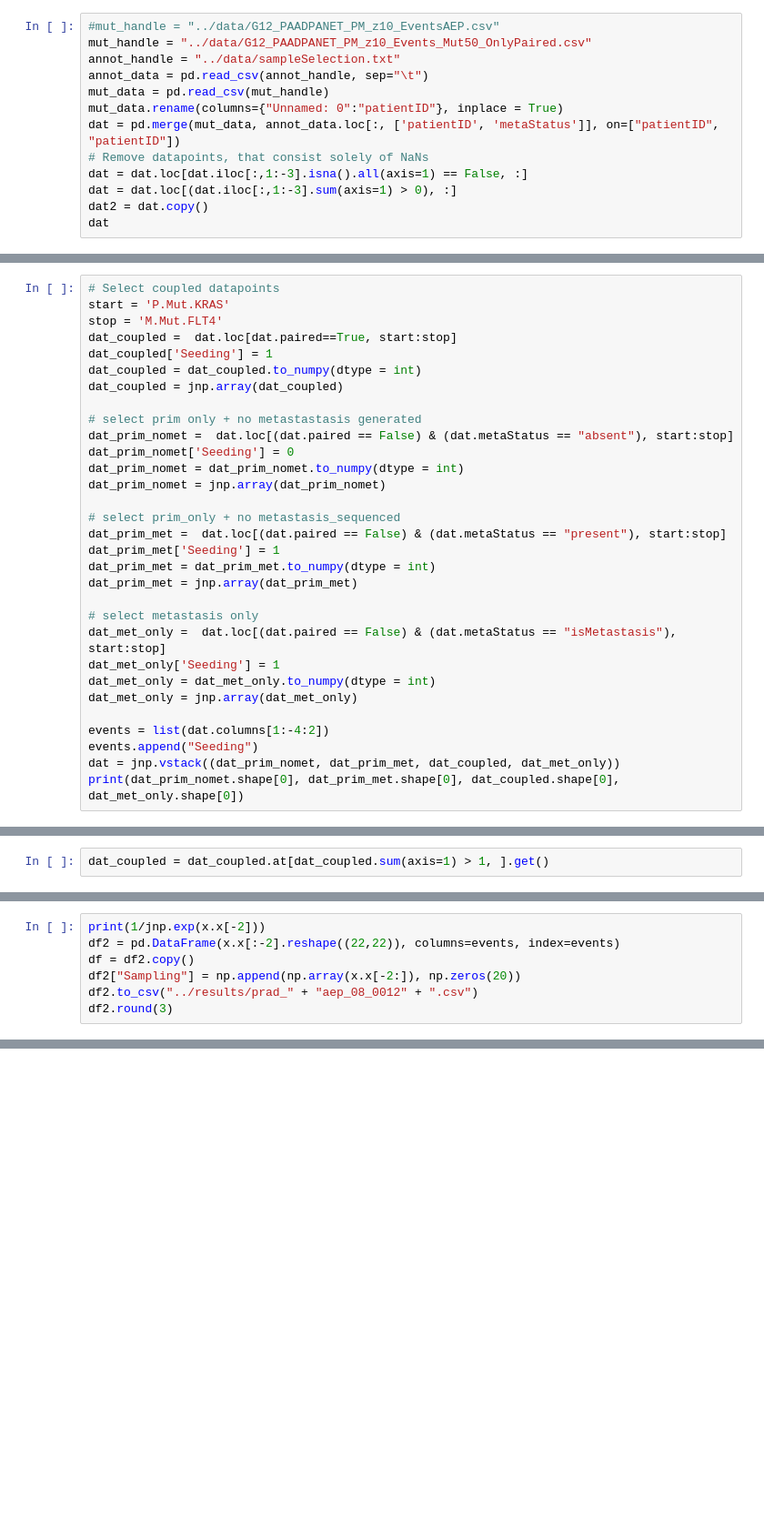
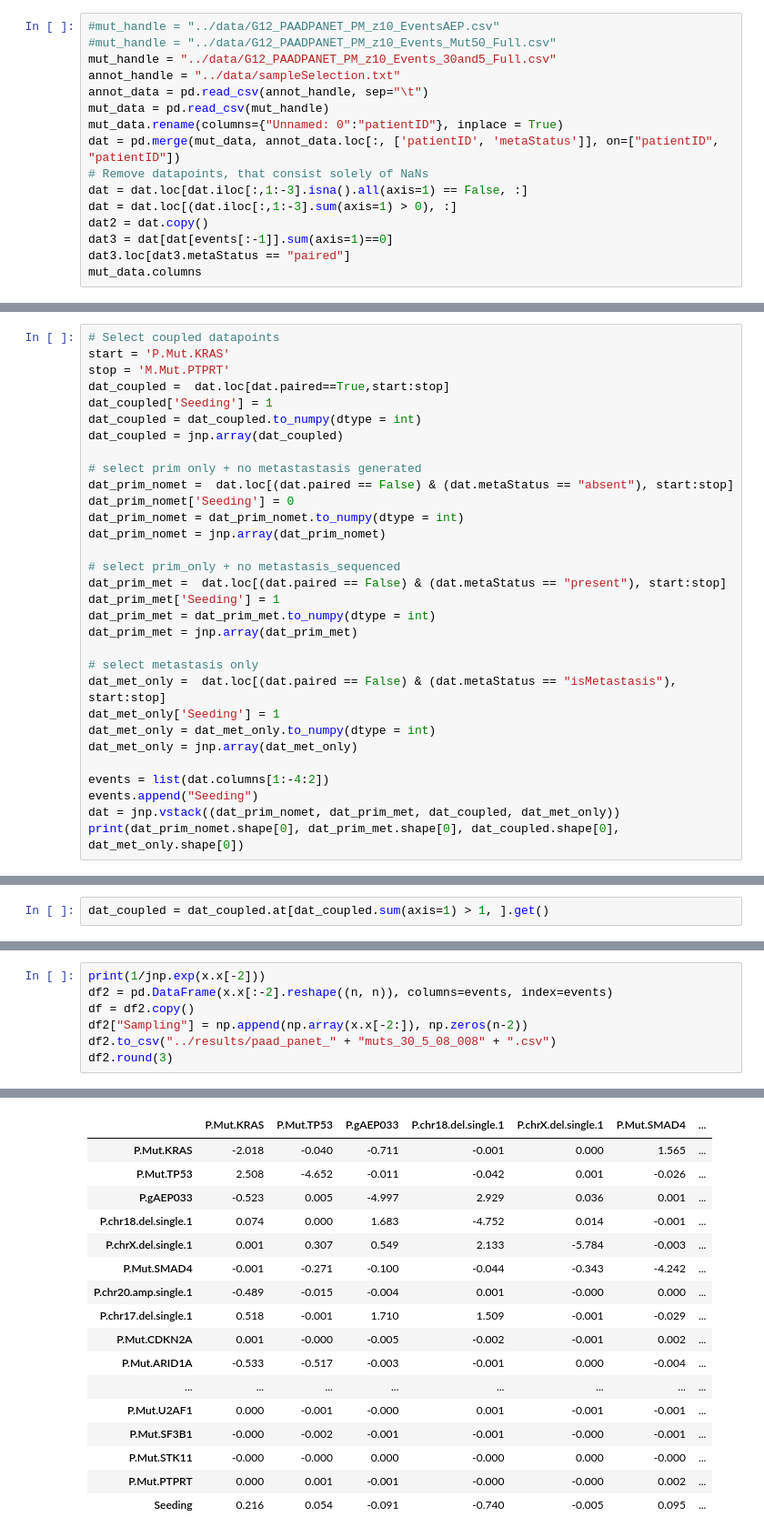
Before and after one commit to cbg-ethz/metMHN, a Jupyter notebook: src/data_analysis.ipynb, the cells around one changed output, grey strips where cells are left out. Shown: that part at 91% size. Saved outputs shown, nothing was run; the diff lists cells and outputs as text; blank space fills up the shorter version.

```diff
--- a/src/data_analysis.ipynb
+++ b/src/data_analysis.ipynb
@@ -10,7 +10,8 @@ import matplotlib.pyplot as plt
 jax.config.update("jax_enable_x64", True)
 # %%
 #mut_handle = "../data/G12_PAADPANET_PM_z10_EventsAEP.csv"
-mut_handle = "../data/G12_PAADPANET_PM_z10_Events_Mut50_OnlyPaired.csv"
+#mut_handle = "../data/G12_PAADPANET_PM_z10_Events_Mut50_Full.csv"
+mut_handle = "../data/G12_PAADPANET_PM_z10_Events_30and5_Full.csv"
 annot_handle = "../data/sampleSelection.txt"
 annot_data = pd.read_csv(annot_handle, sep="\t")
 mut_data = pd.read_csv(mut_handle)
@@ -20,5 +21,7 @@ dat = pd.merge(mut_data, annot_data.loc[:, ['patientID', 'metaStatus']], on=["pa
 dat = dat.loc[dat.iloc[:,1:-3].isna().all(axis=1) == False, :]
 dat = dat.loc[(dat.iloc[:,1:-3].sum(axis=1) > 0), :]
 dat2 = dat.copy()
-dat
+dat3 = dat[dat[events[:-1]].sum(axis=1)==0]
+dat3.loc[dat3.metaStatus == "paired"]
+mut_data.columns
 # %% [output]
@@ -112,8 +120,8 @@ plt.show()
 # %%
 # Select coupled datapoints
 start = 'P.Mut.KRAS'
-stop = 'M.Mut.FLT4'
-dat_coupled =  dat.loc[dat.paired==True, start:stop]
+stop = 'M.Mut.PTPRT'
+dat_coupled =  dat.loc[dat.paired==True,start:stop]
 dat_coupled['Seeding'] = 1
 dat_coupled = dat_coupled.to_numpy(dtype = int)
 dat_coupled = jnp.array(dat_coupled)
@@ -183,7 +219,8 @@ x = opt.minimize(reg_opt.log_lik, x0 = start_params, args = (dat_prim_nomet, dat
 # %%
 print(1/jnp.exp(x.x[-2]))
-df2 = pd.DataFrame(x.x[:-2].reshape((22,22)), columns=events, index=events)
+df2 = pd.DataFrame(x.x[:-2].reshape((n, n)), columns=events, index=events)
 df = df2.copy()
-df2["Sampling"] = np.append(np.array(x.x[-2:]), np.zeros(20))
-df2.to_csv("../results/prad_" + "aep_08_0012" + ".csv")
+df2["Sampling"] = np.append(np.array(x.x[-2:]), np.zeros(n-2))
+df2.to_csv("../results/paad_panet_" + "muts_30_5_08_008" + ".csv")
 df2.round(3)
+# %% [output]
@@ -189,0 +228,17 @@ df2.round(3)
+|  | P.Mut.KRAS | P.Mut.TP53 | P.gAEP033 | P.chr18.del.single.1 | P.chrX.del.single.1 | P.Mut.SMAD4 | ... |
+| P.Mut.KRAS | -2.018 | -0.040 | -0.711 | -0.001 | 0.000 | 1.565 | ... |
+| P.Mut.TP53 | 2.508 | -4.652 | -0.011 | -0.042 | 0.001 | -0.026 | ... |
+| P.gAEP033 | -0.523 | 0.005 | -4.997 | 2.929 | 0.036 | 0.001 | ... |
+| P.chr18.del.single.1 | 0.074 | 0.000 | 1.683 | -4.752 | 0.014 | -0.001 | ... |
+| P.chrX.del.single.1 | 0.001 | 0.307 | 0.549 | 2.133 | -5.784 | -0.003 | ... |
+| P.Mut.SMAD4 | -0.001 | -0.271 | -0.100 | -0.044 | -0.343 | -4.242 | ... |
+| P.chr20.amp.single.1 | -0.489 | -0.015 | -0.004 | 0.001 | -0.000 | 0.000 | ... |
+| P.chr17.del.single.1 | 0.518 | -0.001 | 1.710 | 1.509 | -0.001 | -0.029 | ... |
+| P.Mut.CDKN2A | 0.001 | -0.000 | -0.005 | -0.002 | -0.001 | 0.002 | ... |
+| P.Mut.ARID1A | -0.533 | -0.517 | -0.003 | -0.001 | 0.000 | -0.004 | ... |
+| ... | ... | ... | ... | ... | ... | ... | ... |
+| P.Mut.U2AF1 | 0.000 | -0.001 | -0.000 | 0.001 | -0.001 | -0.001 | ... |
+| P.Mut.SF3B1 | -0.000 | -0.002 | -0.001 | -0.001 | -0.000 | -0.001 | ... |
+| P.Mut.STK11 | -0.000 | -0.000 | 0.000 | -0.000 | 0.000 | -0.000 | ... |
+| P.Mut.PTPRT | 0.000 | 0.001 | -0.001 | -0.000 | -0.000 | 0.002 | ... |
+| Seeding | 0.216 | 0.054 | -0.091 | -0.740 | -0.005 | 0.095 | ... |
```
Also changed, not shown: parts of 10 cells of this notebook, 1 other file.
